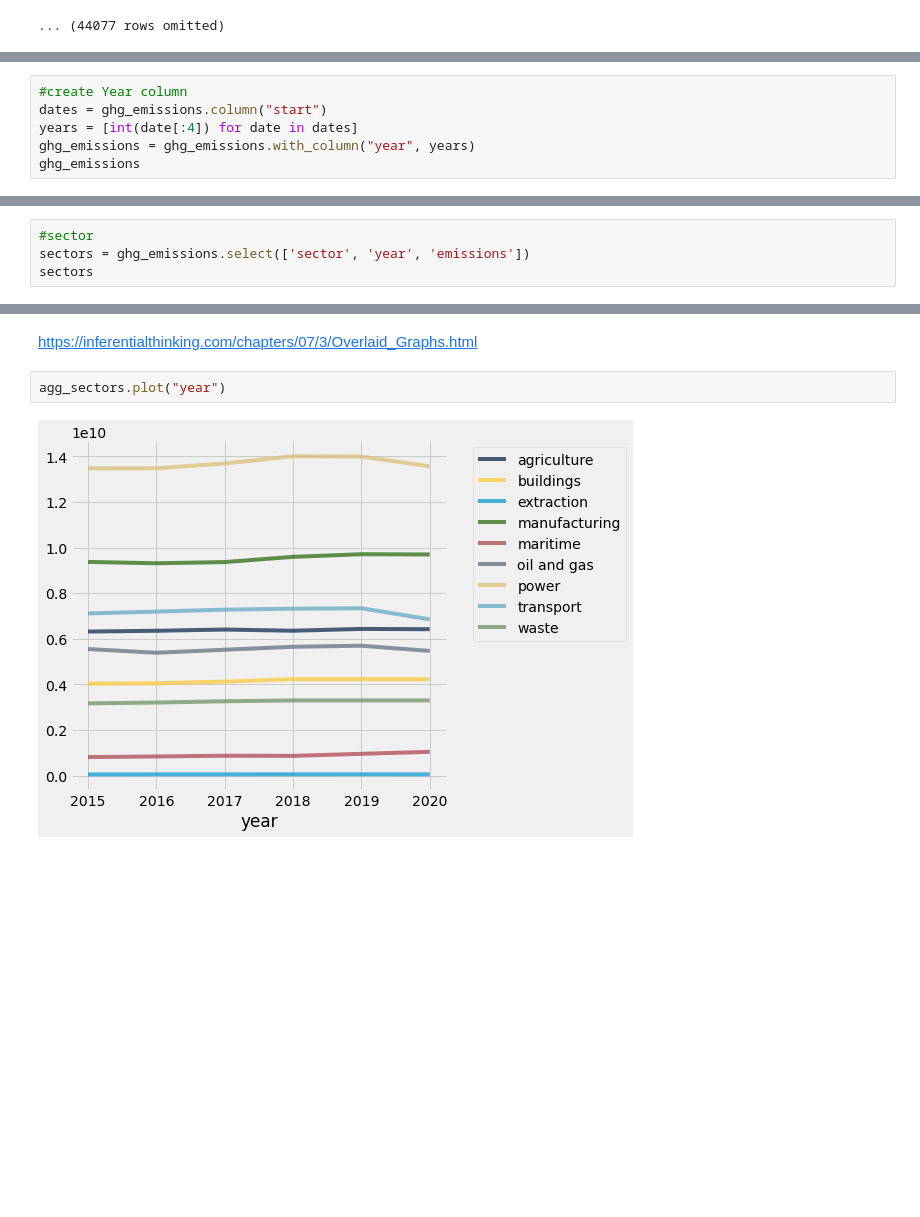
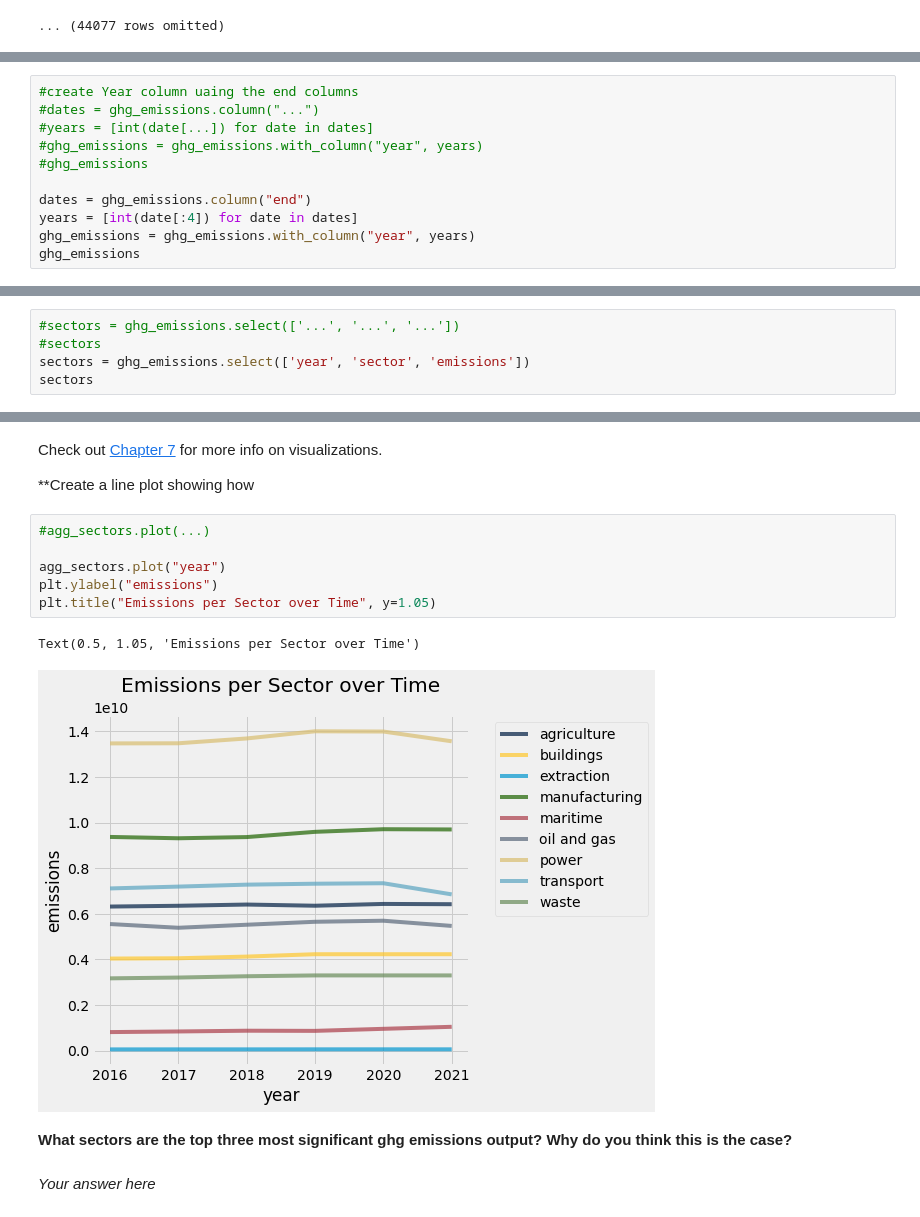
Before and after one commit to ds-modules/DATA88-SP22, a Jupyter notebook: trace02/trace02.ipynb, the cells around one changed output, grey strips where cells are left out. Cells and saved outputs as stored; diff of their text form; blank space fills up the shorter version.

```diff
--- a/trace02/trace02.ipynb
+++ b/trace02/trace02.ipynb
@@ -70,6 +65,11 @@ ghg_emissions
 # %%
-#create Year column
-dates = ghg_emissions.column("start")
+#create Year column uaing the end columns
+#dates = ghg_emissions.column("...")
+#years = [int(date[...]) for date in dates]
+#ghg_emissions = ghg_emissions.with_column("year", years)
+#ghg_emissions
+
+dates = ghg_emissions.column("end")
 years = [int(date[:4]) for date in dates]
 ghg_emissions = ghg_emissions.with_column("year", years)
 ghg_emissions
@@ -113,5 +97,6 @@ len(np.unique(ghg_emissions.column("country")))
 # %%
-#sector
-sectors = ghg_emissions.select(['sector', 'year', 'emissions'])
+#sectors = ghg_emissions.select(['...', '...', '...'])
+#sectors
+sectors = ghg_emissions.select(['year', 'sector', 'emissions'])
 sectors
 # %% [output]
@@ -159,6 +174,17 @@ agg_sectors
 # %% [markdown]
-https://inferentialthinking.com/chapters/07/3/Overlaid_Graphs.html
+Check out [Chapter 7](https://inferentialthinking.com/chapters/07/3/Overlaid_Graphs.html) for more info on visualizations.
+
+**Create a line plot showing how
 # %%
+#agg_sectors.plot(...)
+
 agg_sectors.plot("year")
+plt.ylabel("emissions")
+plt.title("Emissions per Sector over Time", y=1.05)
 # %% [output]
+Text(0.5, 1.05, 'Emissions per Sector over Time')
-[figure, old version]
+[figure, new version]
+# %% [markdown]
+**What sectors are the top three most significant ghg emissions output? Why do you think this is the case?**
+# %% [markdown]
+*Your answer here*
```
Also changed, not shown: parts of 38 cells of this notebook.
